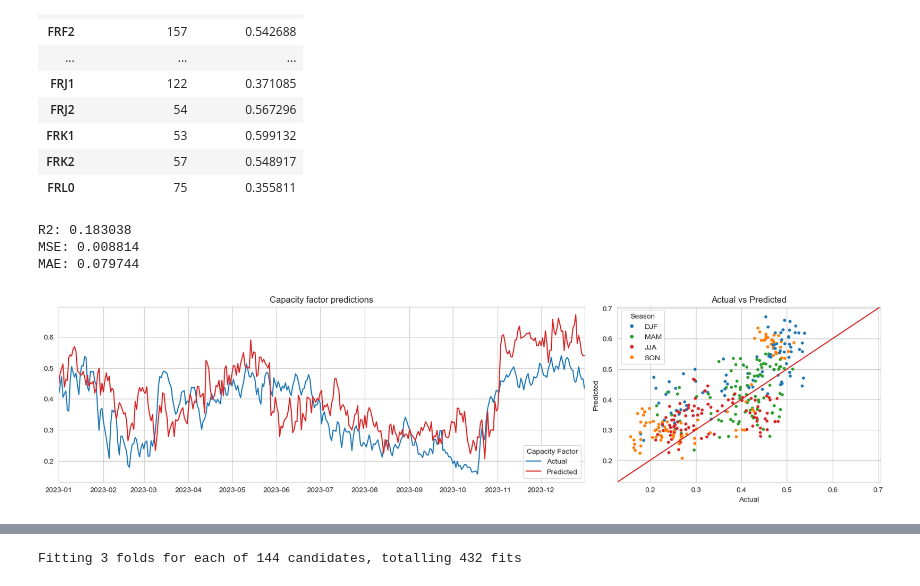
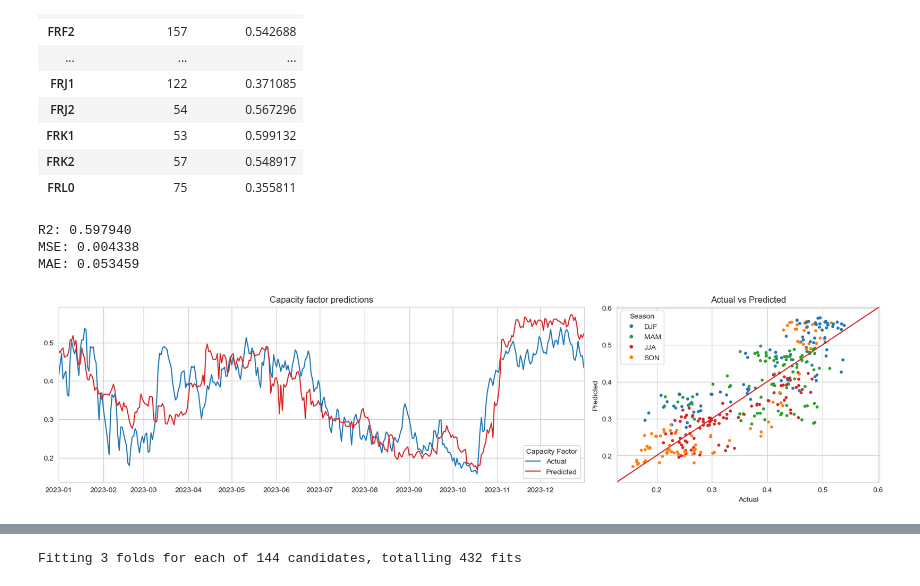
Before and after one commit to rom1922/MIG-Prospectus, a Jupyter notebook: Romain/road to the best R2.ipynb, the cells around one changed output, grey strips where cells are left out. Saved outputs shown, nothing was run; the diff lists cells and outputs as text; code cells hidden in the pictures.

```diff
--- a/Romain/road to the best R2.ipynb
+++ b/Romain/road to the best R2.ipynb
@@ -633,12 +641,4 @@ y = cf_FR.iloc[lag:]
 # %%
-#données
-cf = pd.read_csv("data/CF_1d.csv", index_col="Date", parse_dates=True)
-tp = pd.read_csv("data/TP_1d.csv", index_col="Date", parse_dates=True)
-ta = pd.read_csv("data/TA_1d.csv", index_col = "Date", parse_dates = True)
-
-cf_fr = cf.FR
-tp_fr = tp[tp.columns[tp.columns.str.startswith("FR")]]
-ta_fr = ta[ta.columns[ta.columns.str.startswith("FR")]]
 
 # Séparation des données d'entrainement et de test
 X_train, X_test, y_train, y_test = train_test_split(X, y, test_size=365, shuffle=False)
@@ -654,39 +654,40 @@ X_test_std = scaler.transform(X_test)
 #X_test_std["cos"] = np.cos(X_test_std.index.dayofyear * 2 * np.pi/365)
 #X_test_std["sin"] = np.sin(X_test_std.index.dayofyear * 2 * np.pi/365)
 
 
 from sklearn.ensemble import GradientBoostingRegressor
 
 # Modèle Gradient Boosting
 gbr = GradientBoostingRegressor(
-    n_estimators=500,   # nombre d’étapes de boosting
-    learning_rate=0.5, # vitesse d'apprentissage
-    max_depth=5,        # profondeur des arbres faibles
+    n_estimators=100,
+    learning_rate=0.1,
+    max_depth=3,
     random_state=75,
-    min_samples_leaf = 3
+    min_samples_leaf = 1,
+    subsample = 1.0
 )
 
 # Entraînement
 gbr.fit(X_train_std, y_train.values.ravel())
 
 # Prédictions
-y_pred = gbr.predict(X_test_std)
+y_pred = gbr.predict(X_test_std)-0.046
 y_pred = pd.Series(y_pred, index=y_test.index)
 
 
 # Métriques
 r2 = r2_score(y_test,y_pred)
 mse = mean_squared_error(y_test, y_pred)
 mae = mean_absolute_error(y_test, y_pred)
 
 print(f"R2: {r2:.06f}")
 print(f"MSE: {mse:.06f}")
 print(f"MAE: {mae:0.6f}")
 print()
 
 display_result(y_test, y_pred)
 # %% [output]
-R2: 0.183038
-MSE: 0.008814
-MAE: 0.079744
+R2: 0.597940
+MSE: 0.004338
+MAE: 0.053459
-[figure, old version]
+[figure, new version]
```
Also changed, not shown: parts of 2 cells of this notebook, 1 other file.
